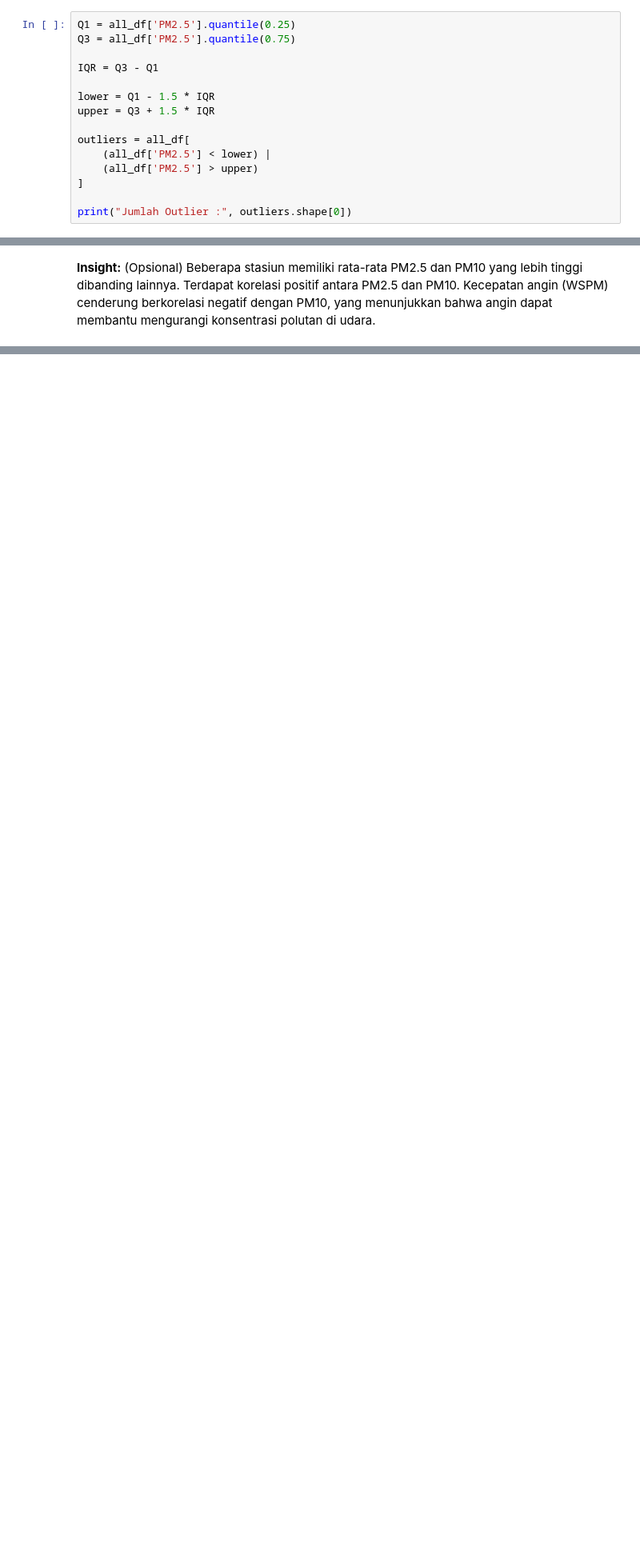
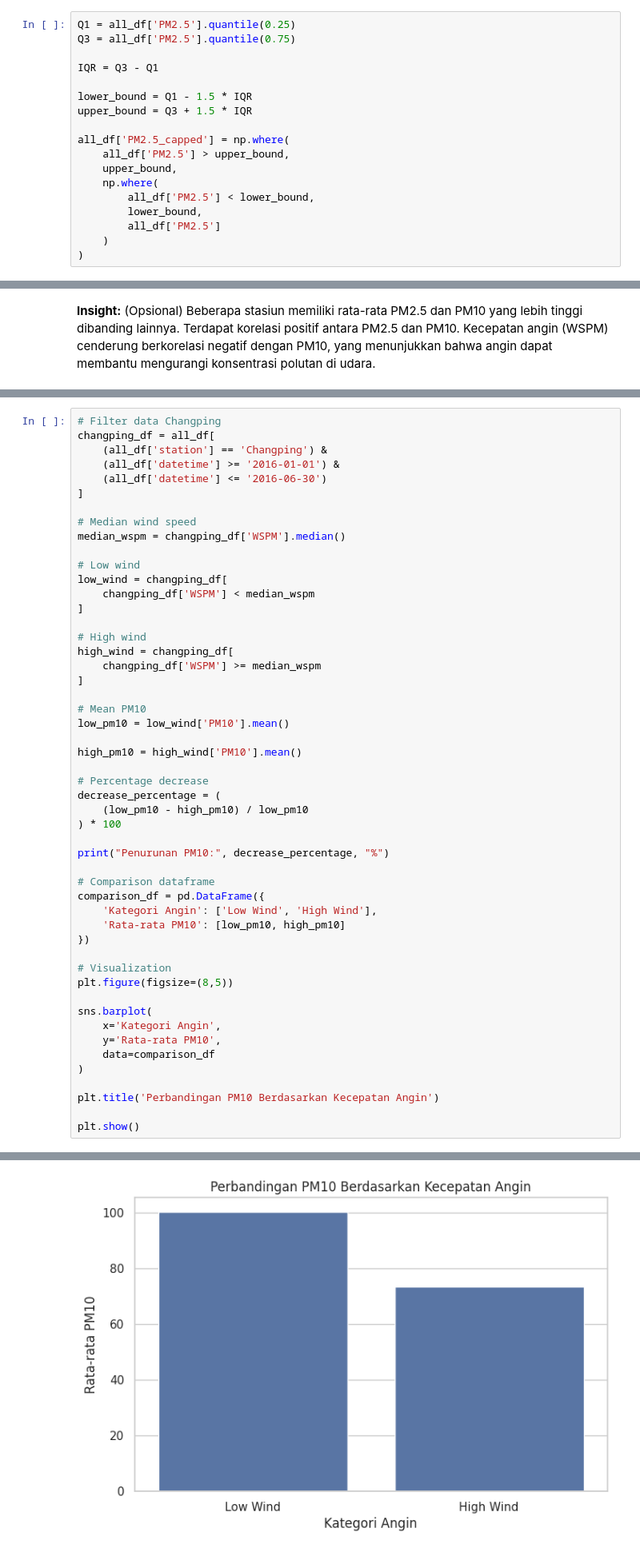
Before and after one commit to Heda312/Streamlit-Air-Quality, a Jupyter notebook: Proyek_Analisis_Data.ipynb, the cells around one changed output, grey strips where cells are left out. Shown at 80% size. Drawn from its saved outputs; the diff is of its cells as text; blank space fills up the shorter version.

```diff
--- a/Proyek_Analisis_Data.ipynb
+++ b/Proyek_Analisis_Data.ipynb
@@ -420,12 +463,15 @@ Q3 = all_df['PM2.5'].quantile(0.75)
 
 IQR = Q3 - Q1
 
-lower = Q1 - 1.5 * IQR
-upper = Q3 + 1.5 * IQR
+lower_bound = Q1 - 1.5 * IQR
+upper_bound = Q3 + 1.5 * IQR
 
-outliers = all_df[
-    (all_df['PM2.5'] < lower) |
-    (all_df['PM2.5'] > upper)
-]
-
-print("Jumlah Outlier :", outliers.shape[0])
+all_df['PM2.5_capped'] = np.where(
+    all_df['PM2.5'] > upper_bound,
+    upper_bound,
+    np.where(
+        all_df['PM2.5'] < lower_bound,
+        lower_bound,
+        all_df['PM2.5']
+    )
+)
@@ -521,0 +606,52 @@ Kecepatan angin (WSPM) cenderung berkorelasi negatif dengan PM10, yang menunjukk
+# %%
+# Filter data Changping
+changping_df = all_df[
+    (all_df['station'] == 'Changping') &
+    (all_df['datetime'] >= '2016-01-01') &
+    (all_df['datetime'] <= '2016-06-30')
+]
+
+# Median wind speed
+median_wspm = changping_df['WSPM'].median()
+
+# Low wind
+low_wind = changping_df[
+    changping_df['WSPM'] < median_wspm
+]
+
+# High wind
+high_wind = changping_df[
+    changping_df['WSPM'] >= median_wspm
+]
+
+# Mean PM10
+low_pm10 = low_wind['PM10'].mean()
+
+high_pm10 = high_wind['PM10'].mean()
+
+# Percentage decrease
+decrease_percentage = (
+    (low_pm10 - high_pm10) / low_pm10
+) * 100
+
+print("Penurunan PM10:", decrease_percentage, "%")
+
+# Comparison dataframe
+comparison_df = pd.DataFrame({
+    'Kategori Angin': ['Low Wind', 'High Wind'],
+    'Rata-rata PM10': [low_pm10, high_pm10]
+})
+
+# Visualization
+plt.figure(figsize=(8,5))
+
+sns.barplot(
+    x='Kategori Angin',
+    y='Rata-rata PM10',
+    data=comparison_df
+)
+
+plt.title('Perbandingan PM10 Berdasarkan Kecepatan Angin')
+
+plt.show()
+# %% [output]
@@ -521,0 +659 @@ Kecepatan angin (WSPM) cenderung berkorelasi negatif dengan PM10, yang menunjukk
+[figure, added]
```
Also changed, not shown: parts of 26 cells of this notebook, 2 other files.
